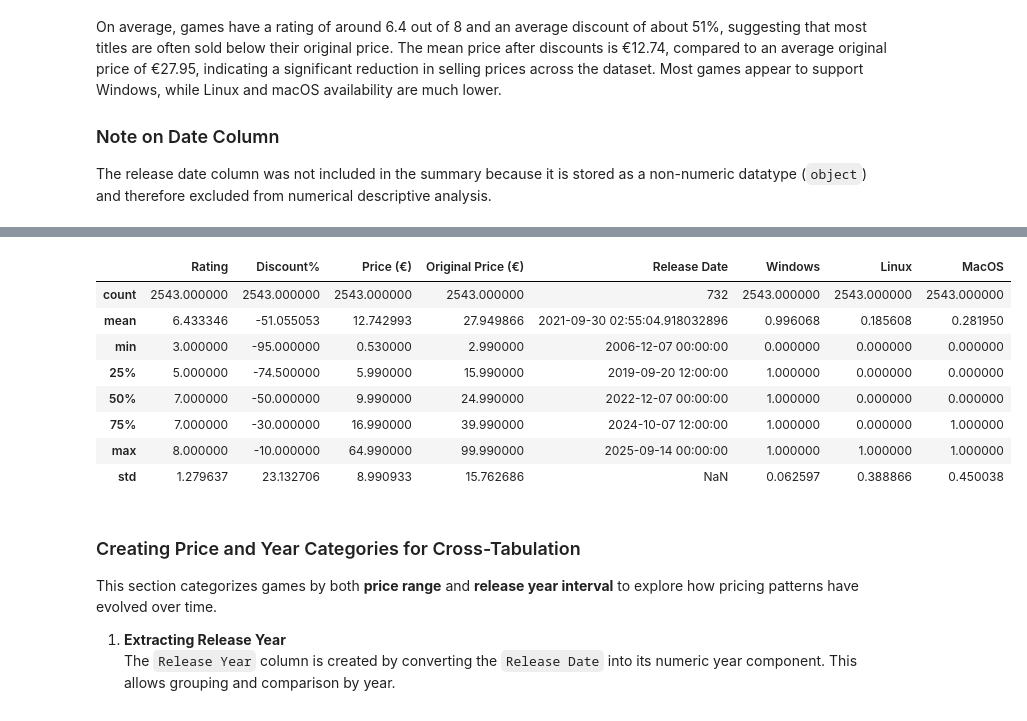
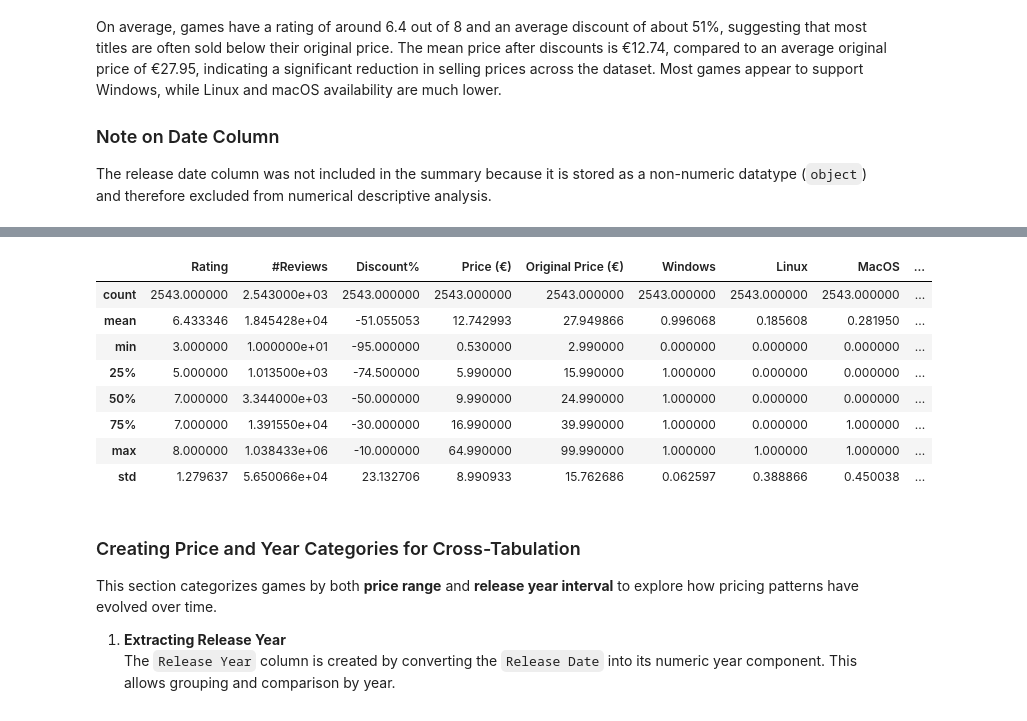
Before and after one commit to jbenigeri/Video-Game-Price-Analysis, a Jupyter notebook: src/explore_steam_data.ipynb, the cells around one changed output, grey strips where cells are left out. Cells and saved outputs as stored; diff of their text form; code cells hidden in the pictures.

```diff
--- a/src/explore_steam_data.ipynb
+++ b/src/explore_steam_data.ipynb
@@ -259,10 +259,10 @@ Passing `palette` without assigning `hue` is deprecated and will be removed in v
 This code converts release dates to a datetime format, extracts the release year, and counts how many games were released each year.
 The results are displayed as a bar chart, providing a clear visualization of how the number of Steam game releases has changed over time and highlighting periods of growth or decline in publishing activity.
 # %%
-df['Release Year'] = df['Release Date'].dt.year
+steam_df['Release Year'] = steam_df['Release Date Converted'].dt.year
 
 # For plotting, use only rows with a year and cast to plain int
-plot_df = df[df['Release Year'].notna()].copy()
+plot_df = steam_df[steam_df['Release Year'].notna()].copy()
 plot_df['ReleaseYearInt'] = plot_df['Release Year'].astype(int)
 
 order = sorted(plot_df['ReleaseYearInt'].unique())
@@ -342,16 +345,16 @@ Fetched At             object
 dtype: object
 # %%
-df.describe()
+steam_df.describe()
 # %% [output]
-|  | Rating | Discount% | Price (€) | Original Price (€) | Release Date | Windows | Linux | MacOS |
-| count | 2543.000000 | 2543.000000 | 2543.000000 | 2543.000000 | 732 | 2543.000000 | 2543.000000 | 2543.000000 |
-| mean | 6.433346 | -51.055053 | 12.742993 | 27.949866 | 2021-09-30 02:55:04.918032896 | 0.996068 | 0.185608 | 0.281950 |
-| min | 3.000000 | -95.000000 | 0.530000 | 2.990000 | 2006-12-07 00:00:00 | 0.000000 | 0.000000 | 0.000000 |
-| 25% | 5.000000 | -74.500000 | 5.990000 | 15.990000 | 2019-09-20 12:00:00 | 1.000000 | 0.000000 | 0.000000 |
-| 50% | 7.000000 | -50.000000 | 9.990000 | 24.990000 | 2022-12-07 00:00:00 | 1.000000 | 0.000000 | 0.000000 |
-| 75% | 7.000000 | -30.000000 | 16.990000 | 39.990000 | 2024-10-07 12:00:00 | 1.000000 | 0.000000 | 1.000000 |
-| max | 8.000000 | -10.000000 | 64.990000 | 99.990000 | 2025-09-14 00:00:00 | 1.000000 | 1.000000 | 1.000000 |
-| std | 1.279637 | 23.132706 | 8.990933 | 15.762686 | NaN | 0.062597 | 0.388866 | 0.450038 |
+|  | Rating | #Reviews | Discount% | Price (€) | Original Price (€) | Windows | Linux | MacOS | ... |
+| count | 2543.000000 | 2.543000e+03 | 2543.000000 | 2543.000000 | 2543.000000 | 2543.000000 | 2543.000000 | 2543.000000 | ... |
+| mean | 6.433346 | 1.845428e+04 | -51.055053 | 12.742993 | 27.949866 | 0.996068 | 0.185608 | 0.281950 | ... |
+| min | 3.000000 | 1.000000e+01 | -95.000000 | 0.530000 | 2.990000 | 0.000000 | 0.000000 | 0.000000 | ... |
+| 25% | 5.000000 | 1.013500e+03 | -74.500000 | 5.990000 | 15.990000 | 1.000000 | 0.000000 | 0.000000 | ... |
+| 50% | 7.000000 | 3.344000e+03 | -50.000000 | 9.990000 | 24.990000 | 1.000000 | 0.000000 | 0.000000 | ... |
+| 75% | 7.000000 | 1.391550e+04 | -30.000000 | 16.990000 | 39.990000 | 1.000000 | 0.000000 | 1.000000 | ... |
+| max | 8.000000 | 1.038433e+06 | -10.000000 | 64.990000 | 99.990000 | 1.000000 | 1.000000 | 1.000000 | ... |
+| std | 1.279637 | 5.650066e+04 | 23.132706 | 8.990933 | 15.762686 | 0.062597 | 0.388866 | 0.450038 | ... |
 # %% [markdown]
 ### Creating Price and Year Categories for Cross-Tabulation
 
```
Also changed, not shown: parts of 15 cells of this notebook.
